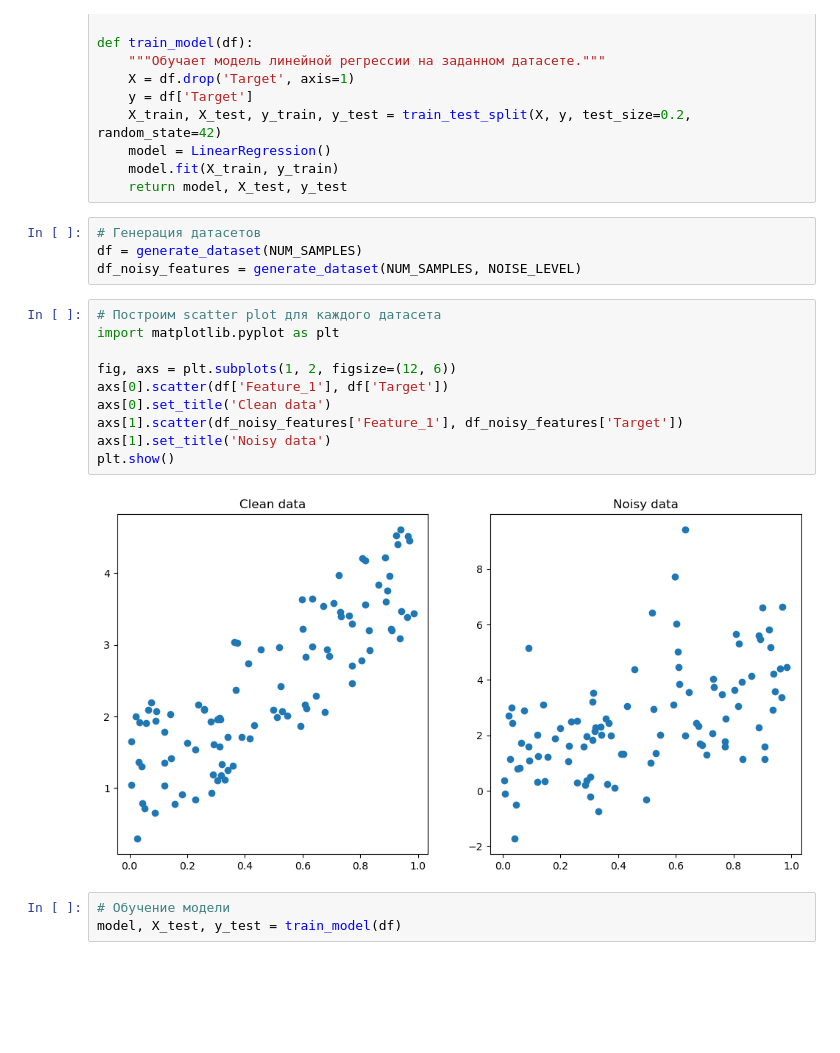
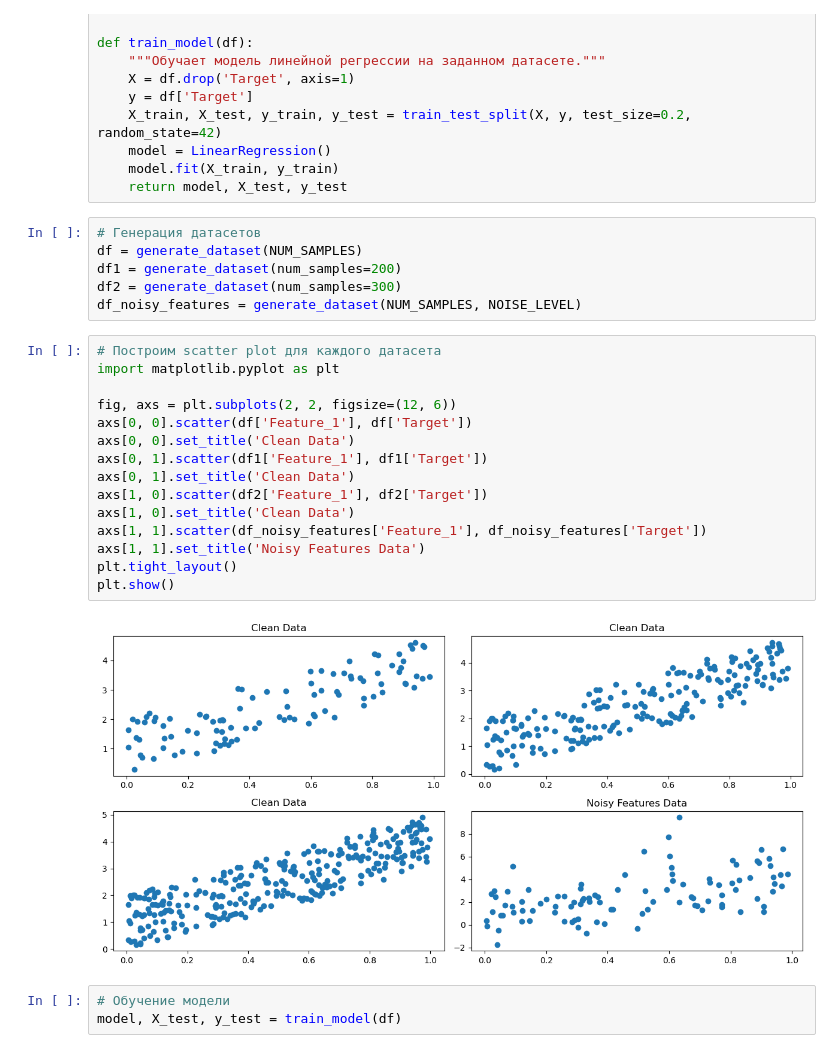
Before and after one commit to segavasilev/mlops_practice, a Jupyter notebook: lab5/lab5.ipynb, the cells around one changed output. Saved outputs shown, nothing was run; the diff lists cells and outputs as text; blank space fills up the shorter version.

```diff
--- a/lab5/lab5.ipynb
+++ b/lab5/lab5.ipynb
@@ -47,19 +47,26 @@ def train_model(df):
 # %%
 # Генерация датасетов
 df = generate_dataset(NUM_SAMPLES)
+df1 = generate_dataset(num_samples=200)
+df2 = generate_dataset(num_samples=300)
 df_noisy_features = generate_dataset(NUM_SAMPLES, NOISE_LEVEL)
 # %%
 # Построим scatter plot для каждого датасета
 import matplotlib.pyplot as plt
 
-fig, axs = plt.subplots(1, 2, figsize=(12, 6))
-axs[0].scatter(df['Feature_1'], df['Target'])
-axs[0].set_title('Clean data')
-axs[1].scatter(df_noisy_features['Feature_1'], df_noisy_features['Target'])
-axs[1].set_title('Noisy data')
+fig, axs = plt.subplots(2, 2, figsize=(12, 6))
+axs[0, 0].scatter(df['Feature_1'], df['Target'])
+axs[0, 0].set_title('Clean Data')
+axs[0, 1].scatter(df1['Feature_1'], df1['Target'])
+axs[0, 1].set_title('Clean Data')
+axs[1, 0].scatter(df2['Feature_1'], df2['Target'])
+axs[1, 0].set_title('Clean Data')
+axs[1, 1].scatter(df_noisy_features['Feature_1'], df_noisy_features['Target'])
+axs[1, 1].set_title('Noisy Features Data')
+plt.tight_layout()
 plt.show()
 # %% [output]
-[figure, old version]
+[figure, new version]
 # %%
 # Обучение модели
 model, X_test, y_test = train_model(df)
```
Also changed, not shown: parts of 1 cell of this notebook.
